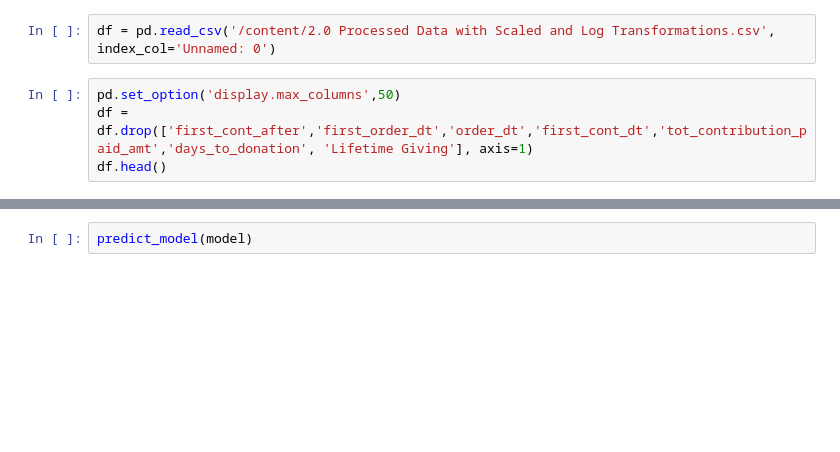
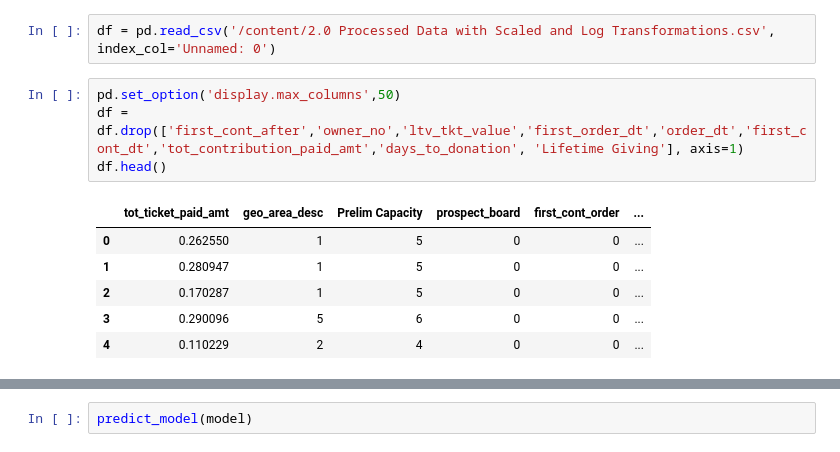
Before and after one commit to SwissMisra/ML_Contributions, a Jupyter notebook: notebooks/4.0 PyCaret Model on Target 1.ipynb, the cells around one changed output, grey strips where cells are left out. Drawn from its saved outputs; the diff is of its cells as text; blank space fills up the shorter version.

```diff
--- a/notebooks/4.0 PyCaret Model on Target 1.ipynb
+++ b/notebooks/4.0 PyCaret Model on Target 1.ipynb
@@ -12,8 +30,15 @@ from pycaret.classification import *
 df = pd.read_csv('/content/2.0 Processed Data with Scaled and Log Transformations.csv', index_col='Unnamed: 0')
 # %%
 pd.set_option('display.max_columns',50)
-df = df.drop(['first_cont_after','first_order_dt','order_dt','first_cont_dt','tot_contribution_paid_amt','days_to_donation', 'Lifetime Giving'], axis=1)
+df = df.drop(['first_cont_after','owner_no','ltv_tkt_value','first_order_dt','order_dt','first_cont_dt','tot_contribution_paid_amt','days_to_donation', 'Lifetime Giving'], axis=1)
 df.head()
+# %% [output]
+|  | tot_ticket_paid_amt | geo_area_desc | Prelim Capacity | prospect_board | first_cont_order | ... |
+| 0 | 0.262550 | 1 | 5 | 0 | 0 | ... |
+| 1 | 0.280947 | 1 | 5 | 0 | 0 | ... |
+| 2 | 0.170287 | 1 | 5 | 0 | 0 | ... |
+| 3 | 0.290096 | 5 | 6 | 0 | 0 | ... |
+| 4 | 0.110229 | 2 | 4 | 0 | 0 | ... |
 # %%
 setup(
     df,
```
Also changed, not shown: parts of 4 cells of this notebook.
